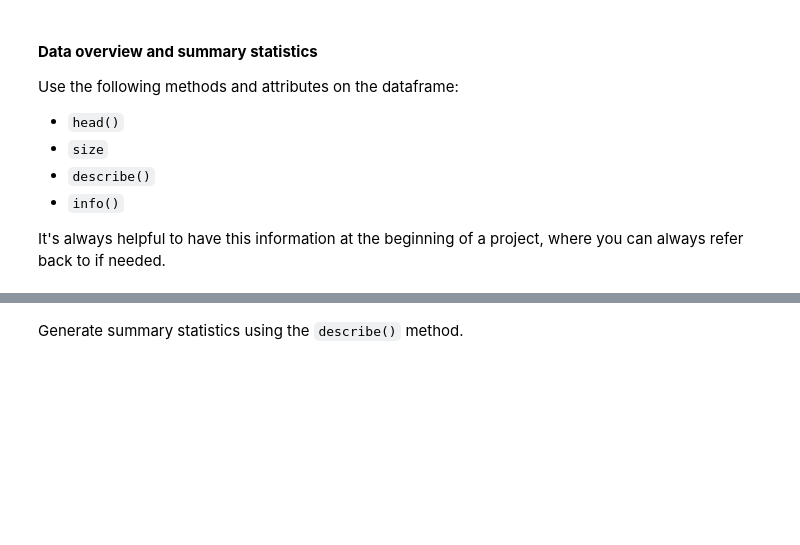
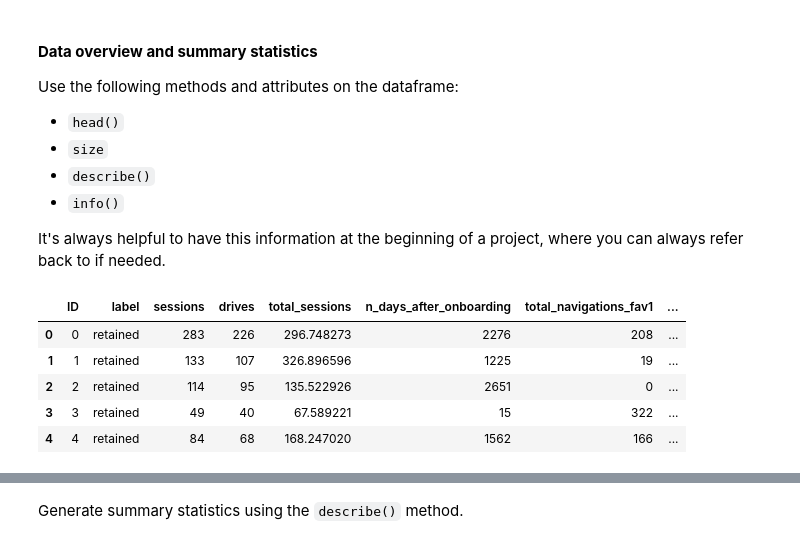
Before and after one commit to irenehavsa/waze-churn-analysis, a Jupyter notebook: notebooks/01_eda.ipynb, the cells around one changed output, grey strips where cells are left out. Saved outputs shown, nothing was run; the diff lists cells and outputs as text; code cells hidden in the pictures; blank space fills up the shorter version.

```diff
--- a/notebooks/01_eda.ipynb
+++ b/notebooks/01_eda.ipynb
@@ -112,0 +30,9 @@ It's always helpful to have this information at the beginning of a project, wher
+# %%
+df.head()
+# %% [output]
+|  | ID | label | sessions | drives | total_sessions | n_days_after_onboarding | total_navigations_fav1 | ... |
+| 0 | 0 | retained | 283 | 226 | 296.748273 | 2276 | 208 | ... |
+| 1 | 1 | retained | 133 | 107 | 326.896596 | 1225 | 19 | ... |
+| 2 | 2 | retained | 114 | 95 | 135.522926 | 2651 | 0 | ... |
+| 3 | 3 | retained | 49 | 40 | 67.589221 | 15 | 322 | ... |
+| 4 | 4 | retained | 84 | 68 | 168.247020 | 1562 | 166 | ... |
```
Also changed, not shown: parts of 65 cells of this notebook.
